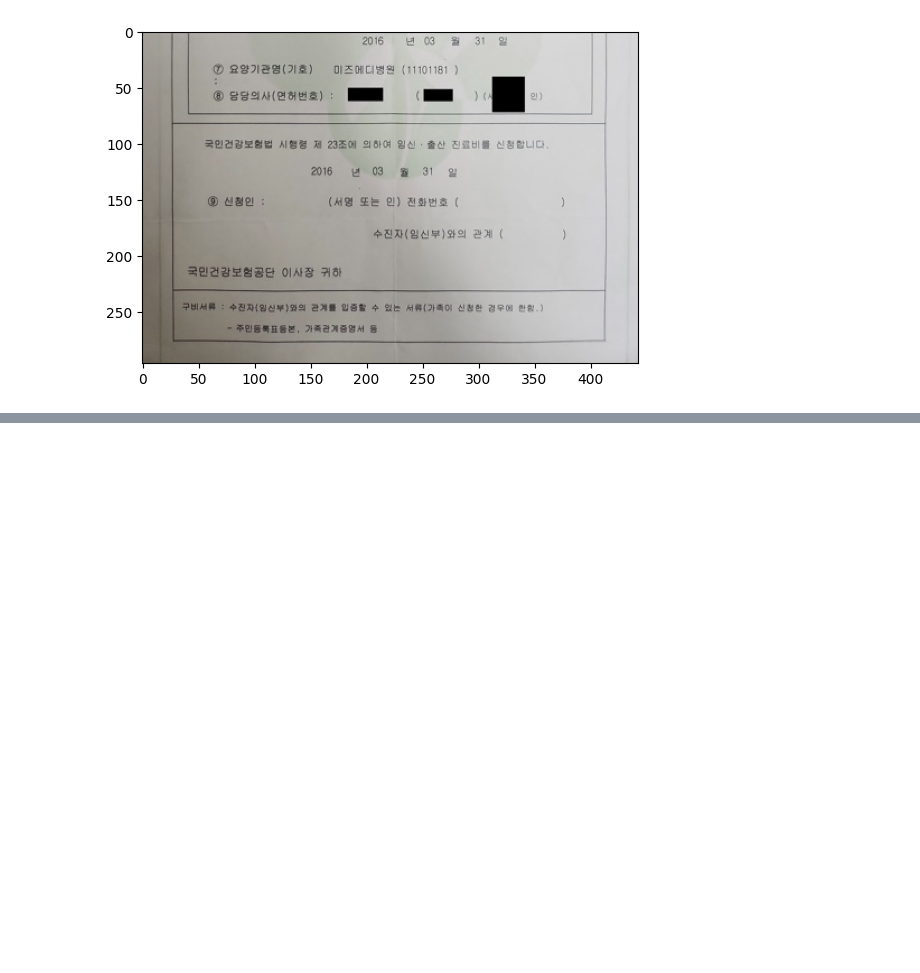
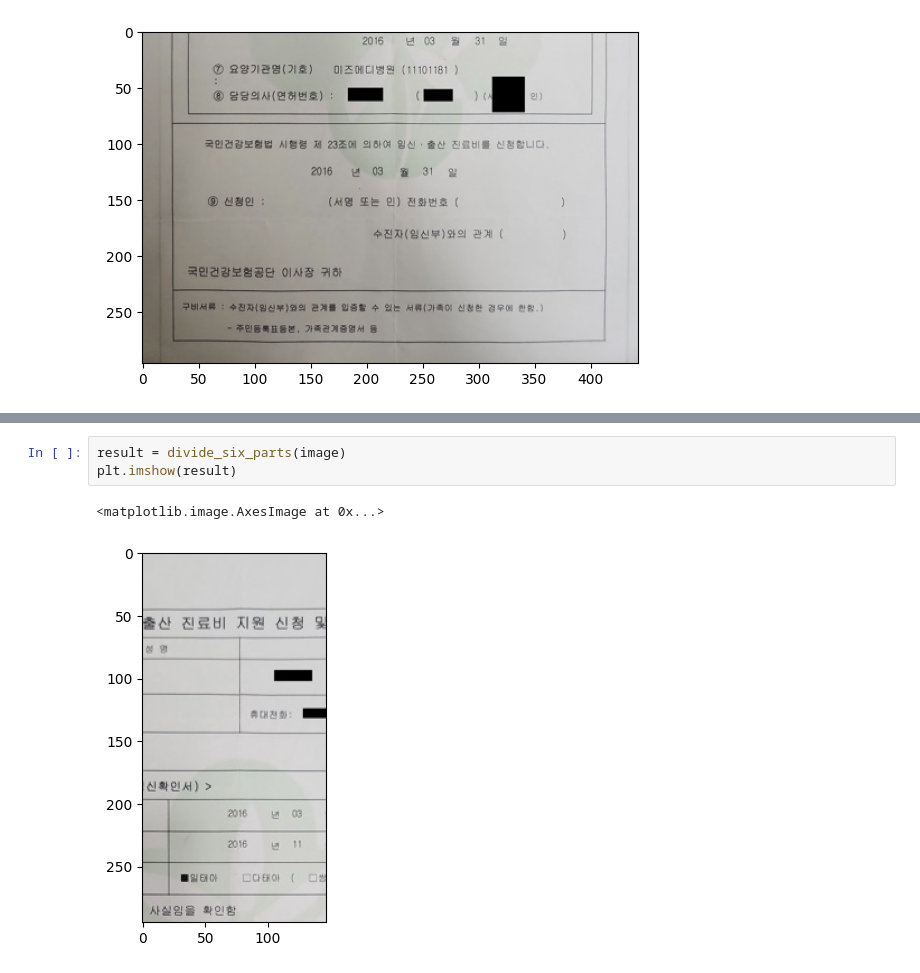
Before and after one commit to pervin0527/Upstage_Ai_Lab, a Jupyter notebook: 11-ComputerVision/project/notebook/Custom_augmentation.ipynb, the cells around one changed output, grey strips where cells are left out. Drawn from its saved outputs; the diff is of its cells as text; blank space fills up the shorter version.

```diff
--- a/11-ComputerVision/project/notebook/Custom_augmentation.ipynb
+++ b/11-ComputerVision/project/notebook/Custom_augmentation.ipynb
@@ -48,3 +85,9 @@ plt.imshow(result)
+# %%
+result = divide_six_parts(image)
+plt.imshow(result)
+# %% [output]
+<matplotlib.image.AxesImage at 0x...>
+[figure, added]
 # %%
 class QuarterDivide(ImageOnlyTransform):
     def __init__(self, always_apply=False, p=1):
```
Also changed, not shown: parts of 7 cells of this notebook, 8 other files.
